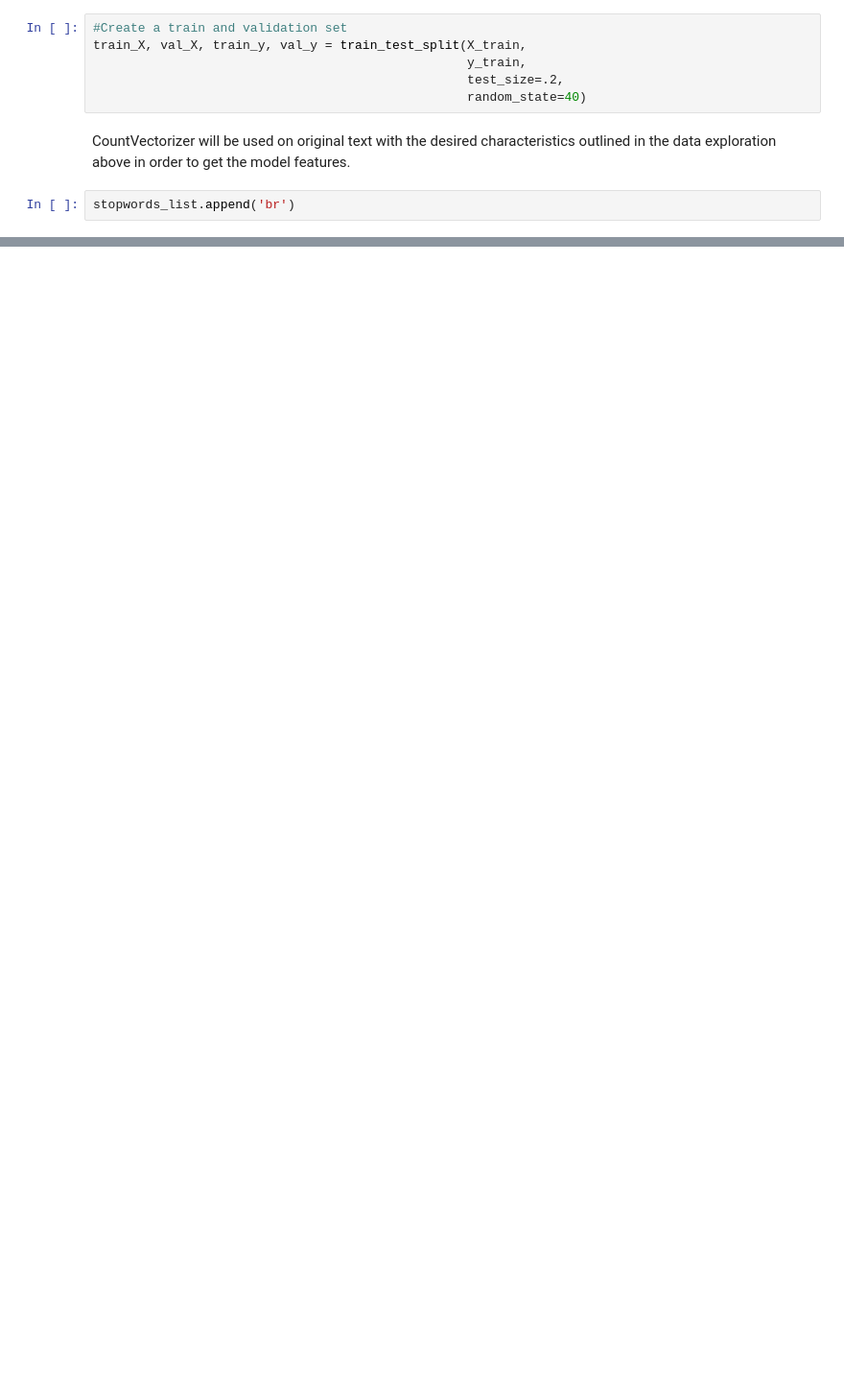
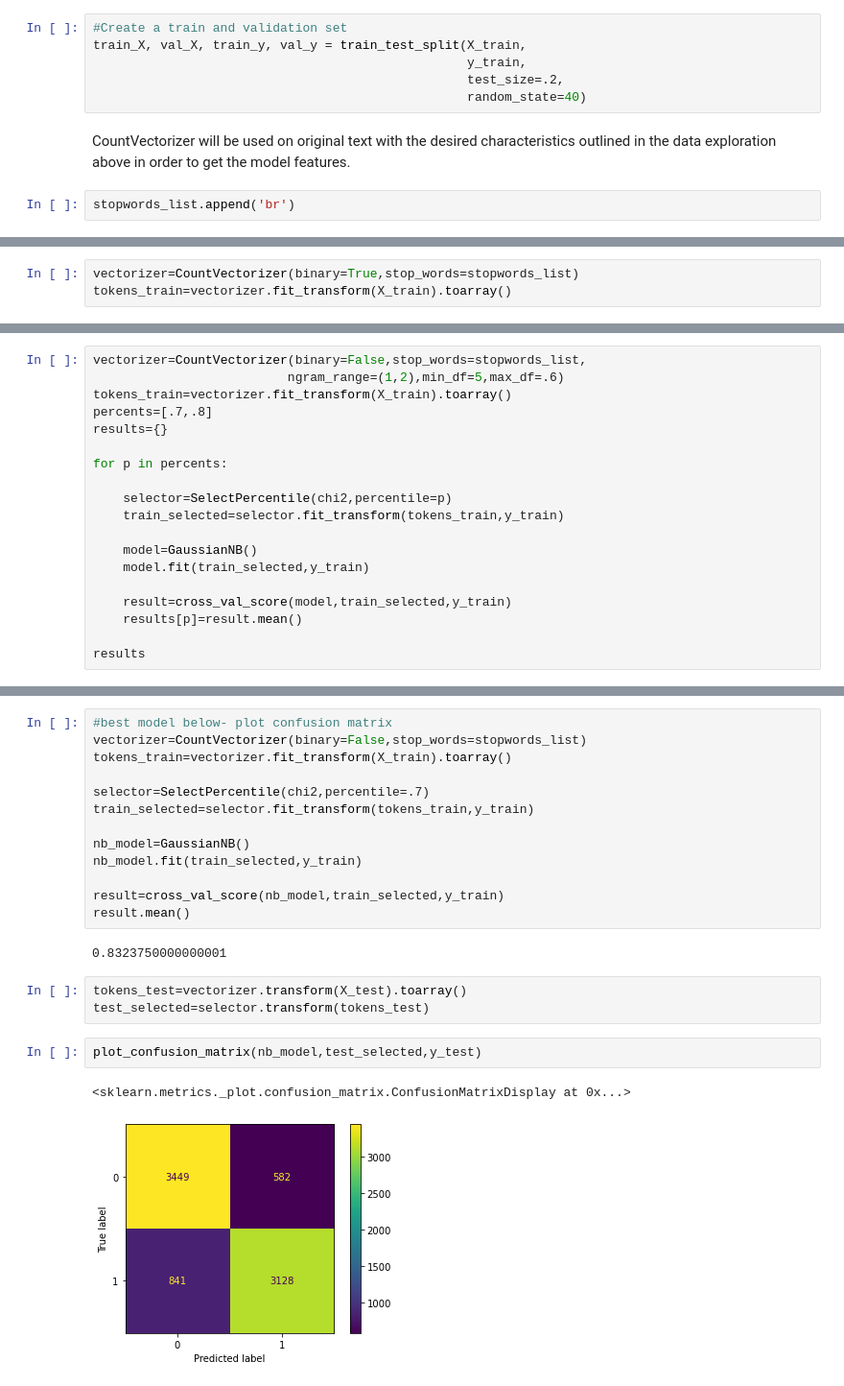
Before and after one commit to morganFitzg/movie-review-sentiment-analysis, a Jupyter notebook: project_nb1.ipynb, the cells around one changed output, grey strips where cells are left out. Shown at 96% size. Cells and saved outputs as stored; diff of their text form; blank space fills up the shorter version.

```diff
--- a/project_nb1.ipynb
+++ b/project_nb1.ipynb
@@ -208,0 +419,3 @@ AttributeError: 'list' object has no attribute 'lower'
+# %%
+vectorizer=CountVectorizer(binary=True,stop_words=stopwords_list)
+tokens_train=vectorizer.fit_transform(X_train).toarray()
@@ -208,0 +481,19 @@ AttributeError: 'list' object has no attribute 'lower'
+# %%
+vectorizer=CountVectorizer(binary=False,stop_words=stopwords_list,
+                          ngram_range=(1,2),min_df=5,max_df=.6)
+tokens_train=vectorizer.fit_transform(X_train).toarray()
+percents=[.7,.8]
+results={}
+
+for p in percents:
+
+    selector=SelectPercentile(chi2,percentile=p)
+    train_selected=selector.fit_transform(tokens_train,y_train)
+
+    model=GaussianNB()
+    model.fit(train_selected,y_train)
+
+    result=cross_val_score(model,train_selected,y_train)
+    results[p]=result.mean()
+
+results
@@ -208,0 +504,23 @@ AttributeError: 'list' object has no attribute 'lower'
+# %%
+#best model below- plot confusion matrix
+vectorizer=CountVectorizer(binary=False,stop_words=stopwords_list)
+tokens_train=vectorizer.fit_transform(X_train).toarray()
+
+selector=SelectPercentile(chi2,percentile=.7)
+train_selected=selector.fit_transform(tokens_train,y_train)
+
+nb_model=GaussianNB()
+nb_model.fit(train_selected,y_train)
+
+result=cross_val_score(nb_model,train_selected,y_train)
+result.mean()
+# %% [output]
+0.8323750000000001
+# %%
+tokens_test=vectorizer.transform(X_test).toarray()
+test_selected=selector.transform(tokens_test)
+# %%
+plot_confusion_matrix(nb_model,test_selected,y_test)
+# %% [output]
+<sklearn.metrics._plot.confusion_matrix.ConfusionMatrixDisplay at 0x...>
+[figure, added]
```
Also changed, not shown: parts of 36 cells of this notebook.
